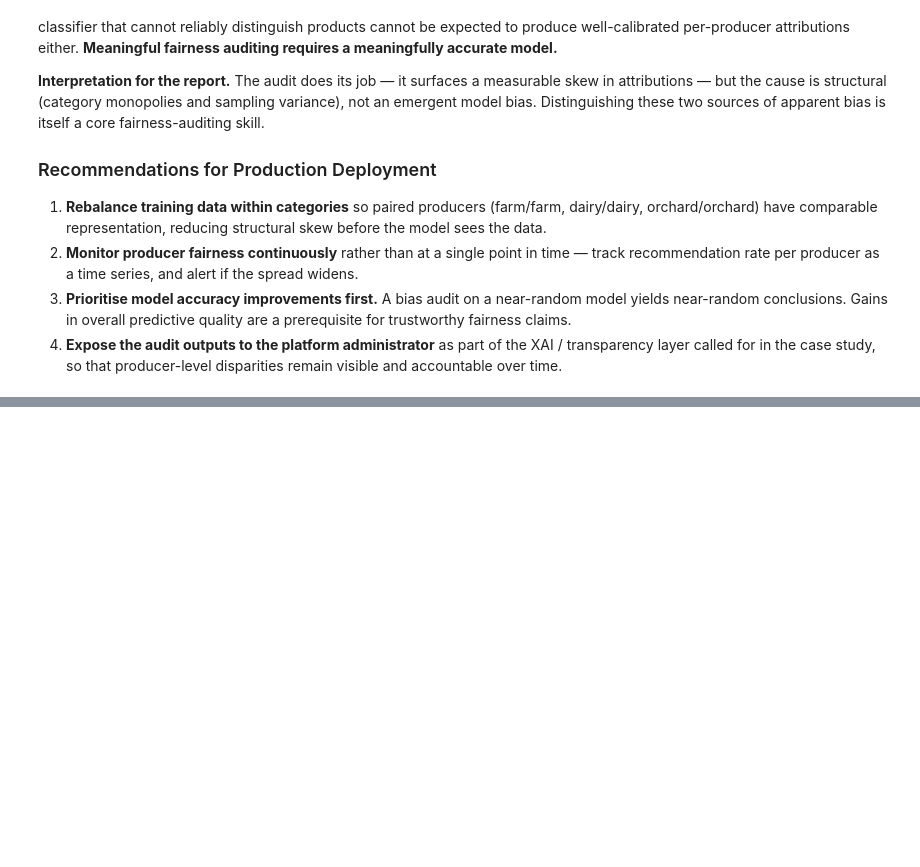
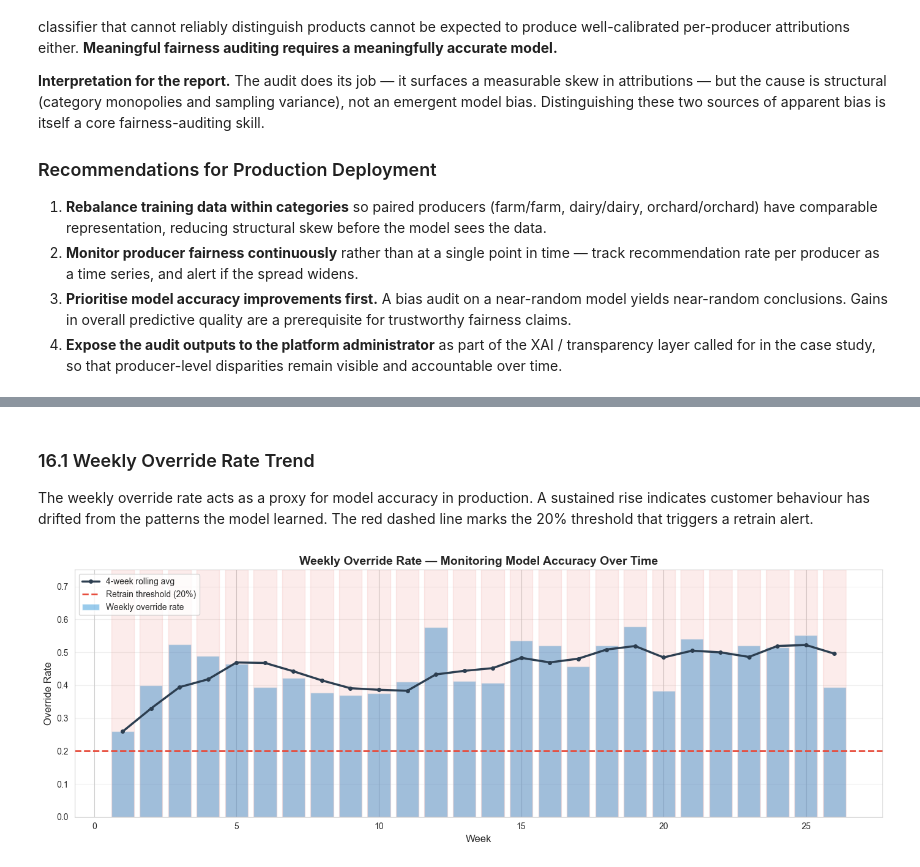
Before and after one commit to Mohamed-Elkiky/UFCFUR-15-3---Advanced-artificial-intelligence, a Jupyter notebook: task1_purchase_prediction/notebooks/03_evaluation.ipynb, the cells around one changed output, grey strips where cells are left out. Cells and saved outputs as stored; diff of their text form; code cells hidden in the pictures; blank space fills up the shorter version.

```diff
--- a/task1_purchase_prediction/notebooks/03_evaluation.ipynb
+++ b/task1_purchase_prediction/notebooks/03_evaluation.ipynb
@@ -726,0 +768,3 @@ Per-producer precision summary:
+# %%
+analysis = override_analysis(interactions_df)
+print_override_analysis(analysis)
@@ -726,0 +789,33 @@ Per-producer precision summary:
+# %% [markdown]
+### 16.1 Weekly Override Rate Trend
+
+The weekly override rate acts as a proxy for model accuracy in production. A sustained rise indicates customer behaviour has drifted from the patterns the model learned. The red dashed line marks the 20% threshold that triggers a retrain alert.
+# %%
+weekly = analysis["weekly_trend"]
+
+fig, ax = plt.subplots(figsize=(14, 5))
+
+ax.bar(weekly["week"], weekly["override_rate"],
+       color="#3498db", alpha=0.5, label="Weekly override rate")
+ax.plot(weekly["week"], weekly["rolling_avg"],
+        color="#2c3e50", linewidth=2.5, marker="o", markersize=4,
+        label="4-week rolling avg")
+
+threshold = analysis["retrain_threshold"]
+ax.axhline(y=threshold, color="#e74c3c", linestyle="--", linewidth=2,
+           label=f"Retrain threshold ({threshold:.0%})")
+
+for w in analysis["alert_weeks"]:
+    ax.axvspan(w - 0.4, w + 0.4, color="#e74c3c", alpha=0.1)
+
+ax.set_xlabel("Week", fontsize=12)
+ax.set_ylabel("Override Rate", fontsize=12)
+ax.set_title("Weekly Override Rate — Monitoring Model Accuracy Over Time",
+             fontsize=14, fontweight="bold")
+ax.legend(loc="upper left", fontsize=10)
+ax.set_ylim(0, max(weekly["override_rate"].max() * 1.3, threshold * 1.5))
+ax.grid(axis="y", alpha=0.3)
+plt.tight_layout()
+plt.show()
+# %% [output]
+[figure, added]
```
Also changed, not shown: parts of 22 cells of this notebook, 1 other file.
